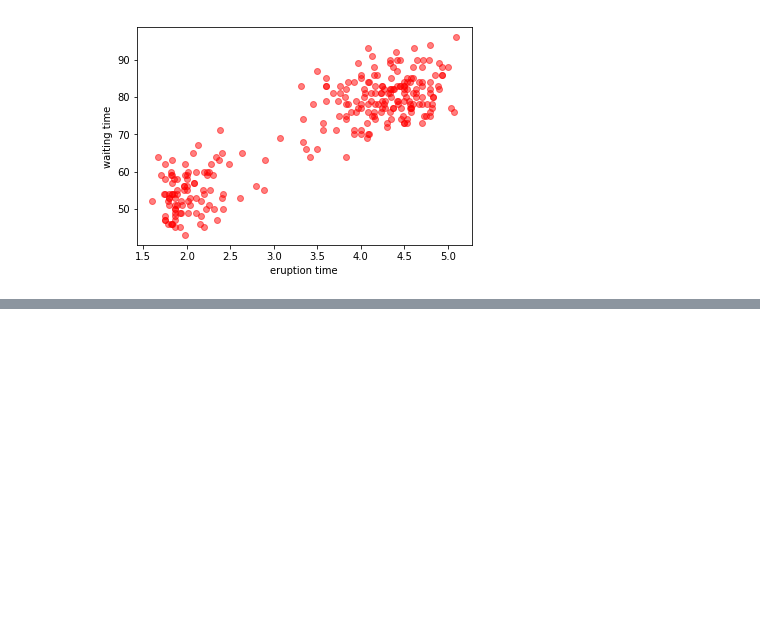
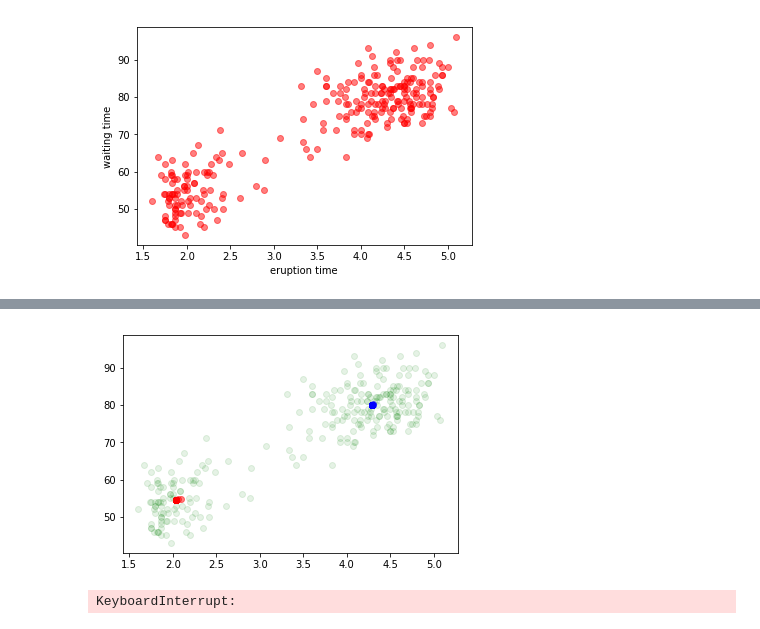
Before and after one commit to lhf-leo/aml-homework, a Jupyter notebook: hw3/question3/Question3.ipynb, the cells around one changed output, grey strips where cells are left out. Saved outputs shown, nothing was run; the diff lists cells and outputs as text; code cells hidden in the pictures; blank space fills up the shorter version.

```diff
--- a/hw3/question3/Question3.ipynb
+++ b/hw3/question3/Question3.ipynb
@@ -75,0 +41,8 @@ def m_step(data, gamma):
+# %%
+def e_step(data, mu, sigma, pi):
+    gamma = np.zeros((len(data), 2))
+    for i in range(len(data)):
+        denominator = pi[0] * gaussian(data[i], mu[0], sigma[0]) + pi[1] * gaussian(data[i], mu[1], sigma[1])
+        gamma[i][0] = pi[0] * gaussian(data[i], mu[0], sigma[0]) / denominator
+        gamma[i][1] = pi[1] * gaussian(data[i], mu[1], sigma[1]) / denominator
+    return gamma
@@ -99,0 +123,30 @@ plt.show()
+# %%
+mu,sigma,pi = *kmeansPrams(data),[0.5,0.5]
+trajectories = [mu]
+for i in range(50):
+    gamma = e_step(data,mu,sigma,pi)
+    mu,sigma,pi = m_step(data,gamma)
+    trajectories.append(mu)
+# %%
+trajectories = np.array(trajectories)
+plt.plot(data.T[0], data.T[1],'ro', alpha=0.1,color='green')
+plt.plot(trajectories[:,0,0],trajectories[:,0,1],'ro', alpha=0.5, color='red')
+plt.plot(trajectories[:,1,0],trajectories[:,1,1],'ro', alpha=0.5, color='blue')
+plt.show()
+# %% [output]
+[figure, added]
+# %%
+iterationsToConverge = []
+for k in range(50):
+    mu,sigma,pi=start_random_mu(data)
+    trajectories = [mu]
+    for i in range(250):
+        gamma = e_step(data,mu,sigma,pi)
+        mu,sigma,pi = m_step(data,gamma)
+        trajectories.append(mu)
+        if np.linalg.norm(trajectories[-1]-trajectories[-2]) < 0.0001:
+            iterationsToConverge.append(i)
+            break
+print(iterationsToConverge)
+# %% [output]
+KeyboardInterrupt:
```
Also changed, not shown: parts of 11 cells of this notebook.
